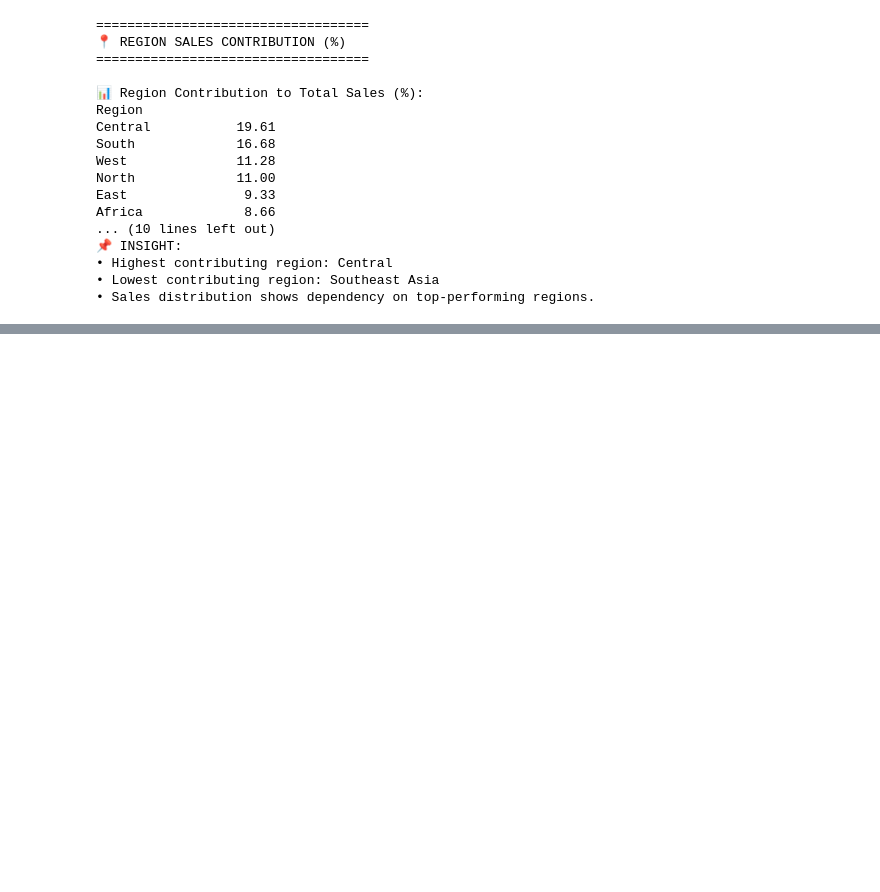
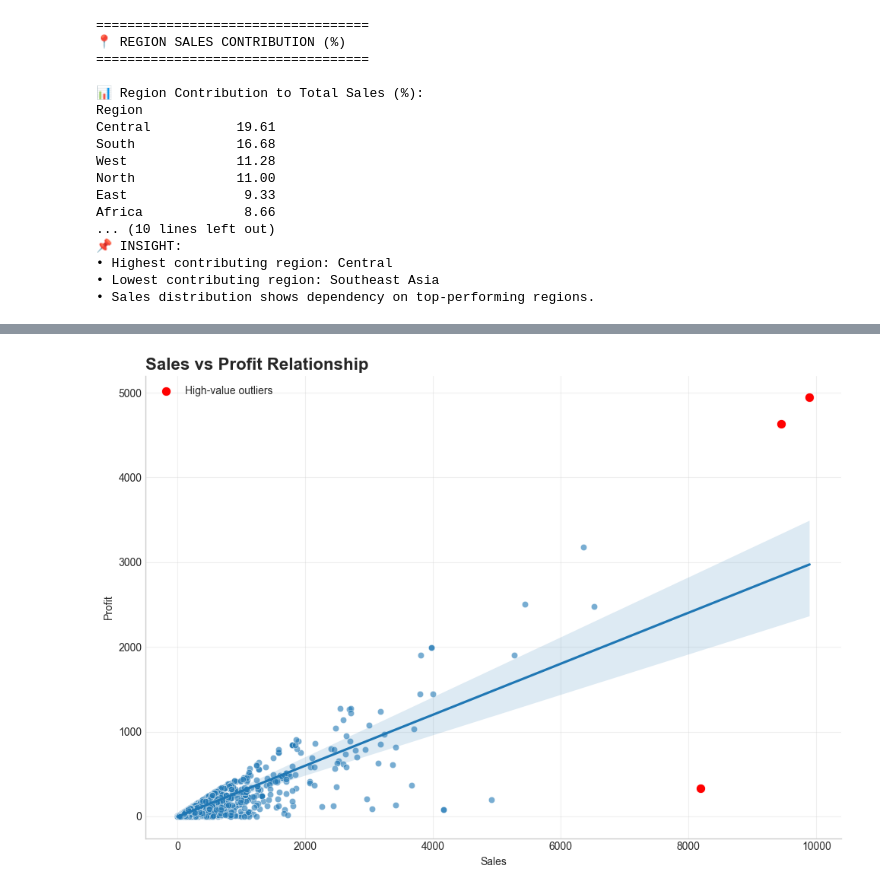
Before and after one commit to vivek31594-collab/sales-performance-dashboard, a Jupyter notebook: 2_notebooks/salesanalysis.ipynb, the cells around one changed output, grey strips where cells are left out. Cells and saved outputs as stored; diff of their text form; code cells hidden in the pictures; blank space fills up the shorter version.

```diff
--- a/2_notebooks/salesanalysis.ipynb
+++ b/2_notebooks/salesanalysis.ipynb
@@ -840,0 +1059,56 @@ Name: Sales, dtype: int64
+# %%
+# ---------------- 28. SALES vs PROFIT (FINAL POLISHED) ----------------
+
+import matplotlib.pyplot as plt
+import seaborn as sns
+
+# Style
+plt.style.use('seaborn-v0_8-whitegrid')
+plt.figure(figsize=(10,7))
+
+# Base scatter
+ax = sns.scatterplot(
+    data=df,
+    x="Sales",
+    y="Profit",
+    alpha=0.6
+)
+
+# Regression line
+sns.regplot(
+    data=df,
+    x="Sales",
+    y="Profit",
+    scatter=False,
+    ax=ax
+)
+
+# Highlight high-value outliers
+high_sales = df[df["Sales"] > 8000]
+
+sns.scatterplot(
+    data=high_sales,
+    x="Sales",
+    y="Profit",
+    color="red",
+    s=80,
+    label="High-value outliers",
+    ax=ax
+)
+
+# Titles & Labels
+plt.title("Sales vs Profit Relationship", fontsize=16, fontweight='bold', loc='left')
+plt.xlabel("Sales")
+plt.ylabel("Profit")
+
+# ✅ FINAL UPGRADE: Better legend placement
+plt.legend(loc='upper left')
+
+# Clean look
+sns.despine()
+plt.grid(alpha=0.3)
+
+plt.tight_layout()
+plt.show()
+# %% [output]
+[figure, added]
```
Also changed, not shown: parts of 6 cells of this notebook.
